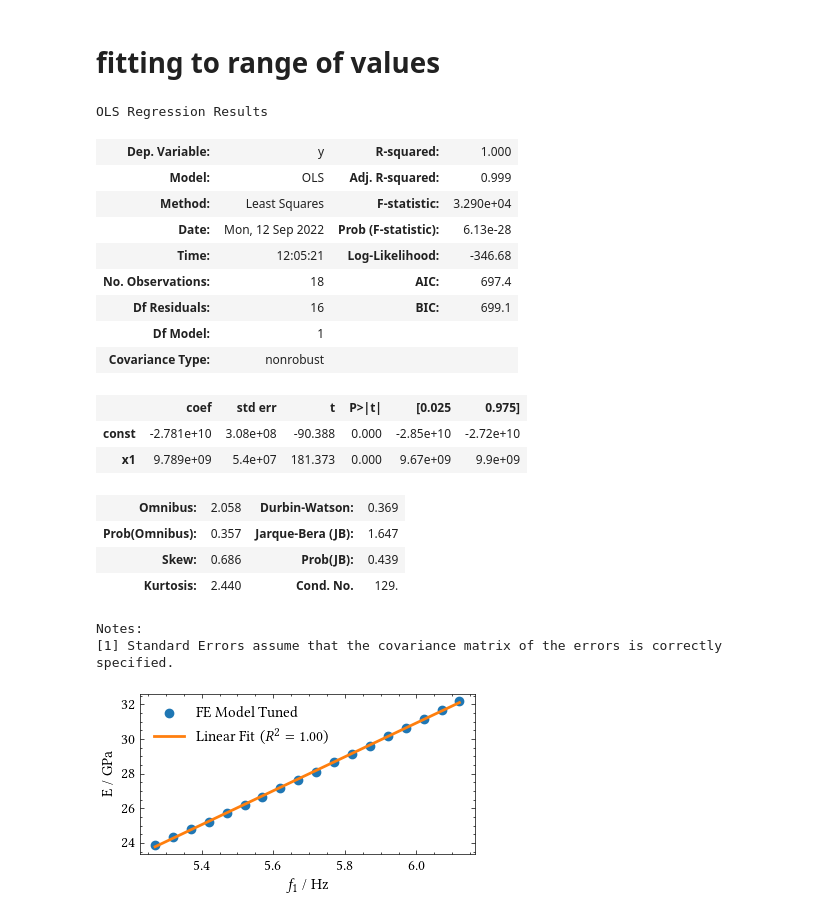
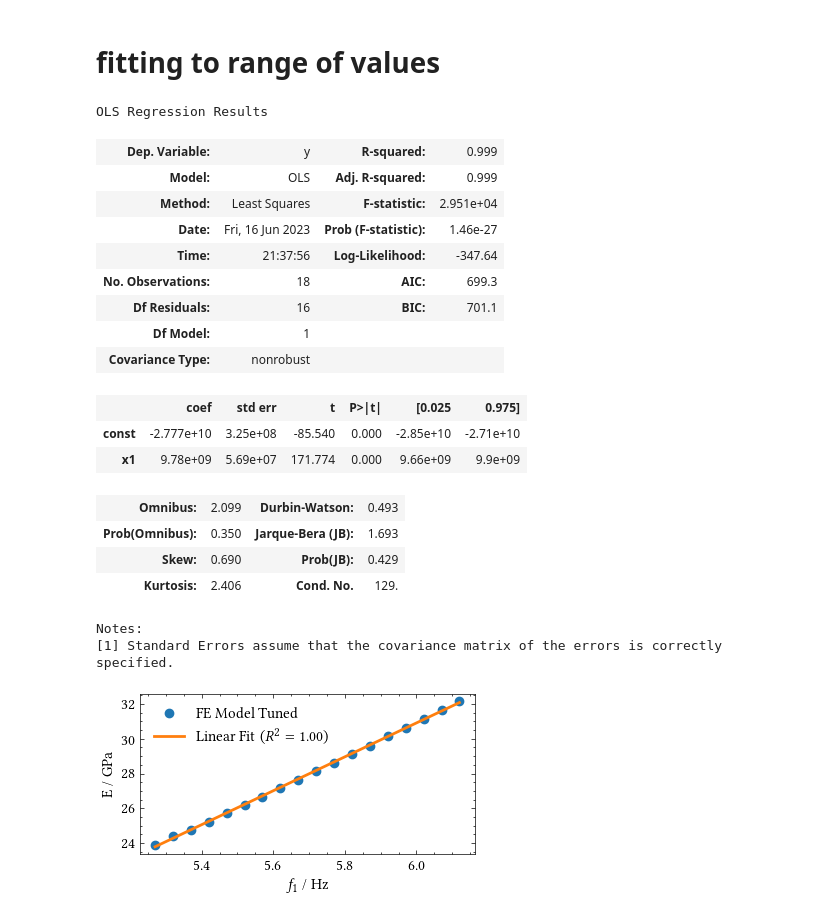
Before and after one commit to alanjferguson/thesis-figure-code, a Jupyter notebook: chapter_5/0_gracehill_fe_model.ipynb, the cells around one changed output. Saved outputs shown, nothing was run; the diff lists cells and outputs as text; code cells hidden in the pictures.

```diff
--- a/chapter_5/0_gracehill_fe_model.ipynb
+++ b/chapter_5/0_gracehill_fe_model.ipynb
@@ -125,0 +314,7 @@ f_max: 6.16Hz -> E=32.613GPa
+# %%
+f_min = 5.27 # Hz
+f_max = 6.16 # Hz
+
+f_vals = np.linspace(f_min, f_max, 2)
+k_vals = np.logspace(15, 20, 20) * 1e3
+E_vals = np.linspace(20.0e9, 40e9, 500)
@@ -127,34 +419,37 @@ f_max: 6.16Hz -> E=32.613GPa
 # fitting to range of values
 # %%
 import statsmodels.api as sm
+
+E_vals = np.linspace(1.0e9, 40e9, 500)
+f_vals = v_func(E_vals)
 
 f_gh_vals = np.arange(f_min, f_max, 0.05)
 E_gh_vals = np.array([E_vals[np.abs(f_vals - f).argmin()] for f in f_gh_vals])
 
 Y = E_gh_vals
 X = f_gh_vals
 X = sm.add_constant(X)
 model = sm.OLS(Y, X)
 results = model.fit()
 results.summary()
 # %% [output]
 OLS Regression Results
-| Dep. Variable: | y | R-squared: | 1.000 |
+| Dep. Variable: | y | R-squared: | 0.999 |
 | Model: | OLS | Adj. R-squared: | 0.999 |
-| Method: | Least Squares | F-statistic: | 3.290e+04 |
-| Date: | Mon, 12 Sep 2022 | Prob (F-statistic): | 6.13e-28 |
-| Time: | 12:05:21 | Log-Likelihood: | -346.68 |
-| No. Observations: | 18 | AIC: | 697.4 |
-| Df Residuals: | 16 | BIC: | 699.1 |
+| Method: | Least Squares | F-statistic: | 2.951e+04 |
+| Date: | Fri, 16 Jun 2023 | Prob (F-statistic): | 1.46e-27 |
+| Time: | 21:37:56 | Log-Likelihood: | -347.64 |
+| No. Observations: | 18 | AIC: | 699.3 |
+| Df Residuals: | 16 | BIC: | 701.1 |
 | Df Model: | 1 |  |  |
 | Covariance Type: | nonrobust |  |  |
 |  | coef | std err | t | P>|t| | [0.025 | 0.975] |
-| const | -2.781e+10 | 3.08e+08 | -90.388 | 0.000 | -2.85e+10 | -2.72e+10 |
-| x1 | 9.789e+09 | 5.4e+07 | 181.373 | 0.000 | 9.67e+09 | 9.9e+09 |
+| const | -2.777e+10 | 3.25e+08 | -85.540 | 0.000 | -2.85e+10 | -2.71e+10 |
+| x1 | 9.78e+09 | 5.69e+07 | 171.774 | 0.000 | 9.66e+09 | 9.9e+09 |
-| Omnibus: | 2.058 | Durbin-Watson: | 0.369 |
-| Prob(Omnibus): | 0.357 | Jarque-Bera (JB): | 1.647 |
-| Skew: | 0.686 | Prob(JB): | 0.439 |
-| Kurtosis: | 2.440 | Cond. No. | 129. |
+| Omnibus: | 2.099 | Durbin-Watson: | 0.493 |
+| Prob(Omnibus): | 0.350 | Jarque-Bera (JB): | 1.693 |
+| Skew: | 0.690 | Prob(JB): | 0.429 |
+| Kurtosis: | 2.406 | Cond. No. | 129. |
 Notes:
 [1] Standard Errors assume that the covariance matrix of the errors is correctly specified.
 # %%
```
Also changed, not shown: parts of 33 cells of this notebook, 2 other files.
